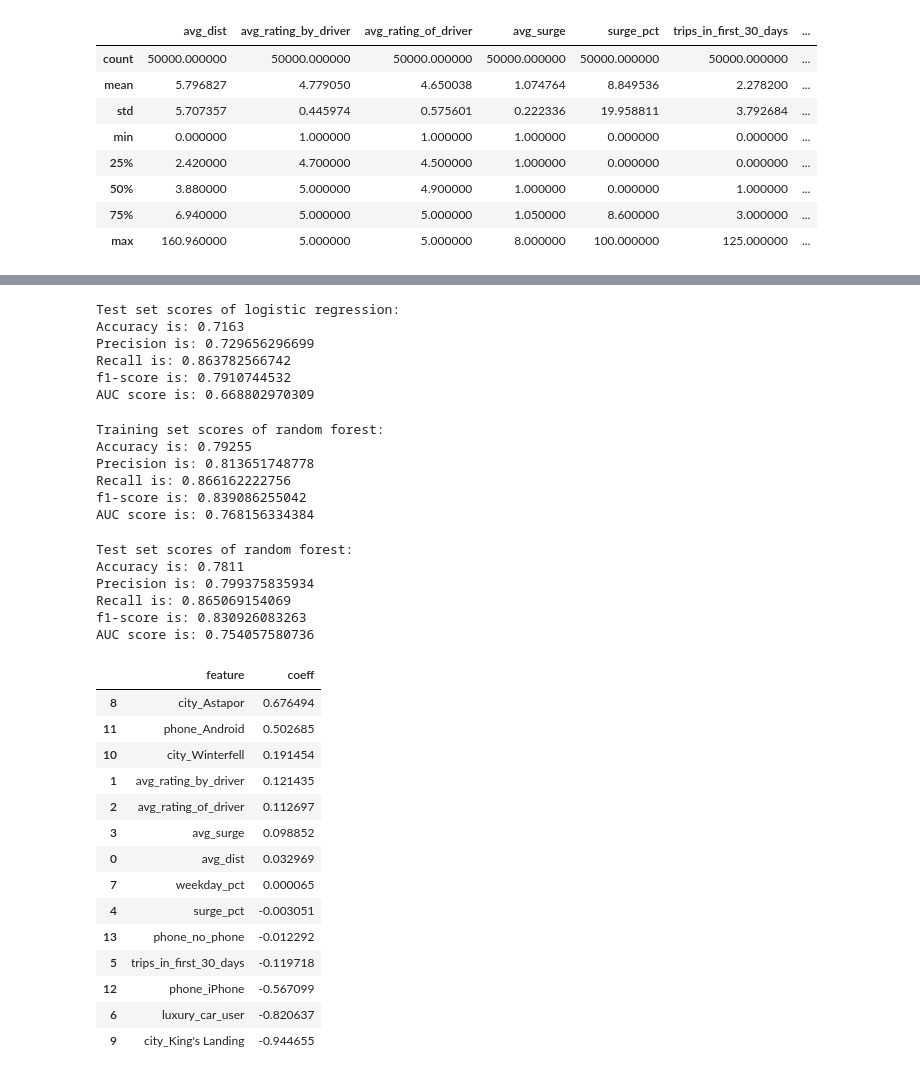
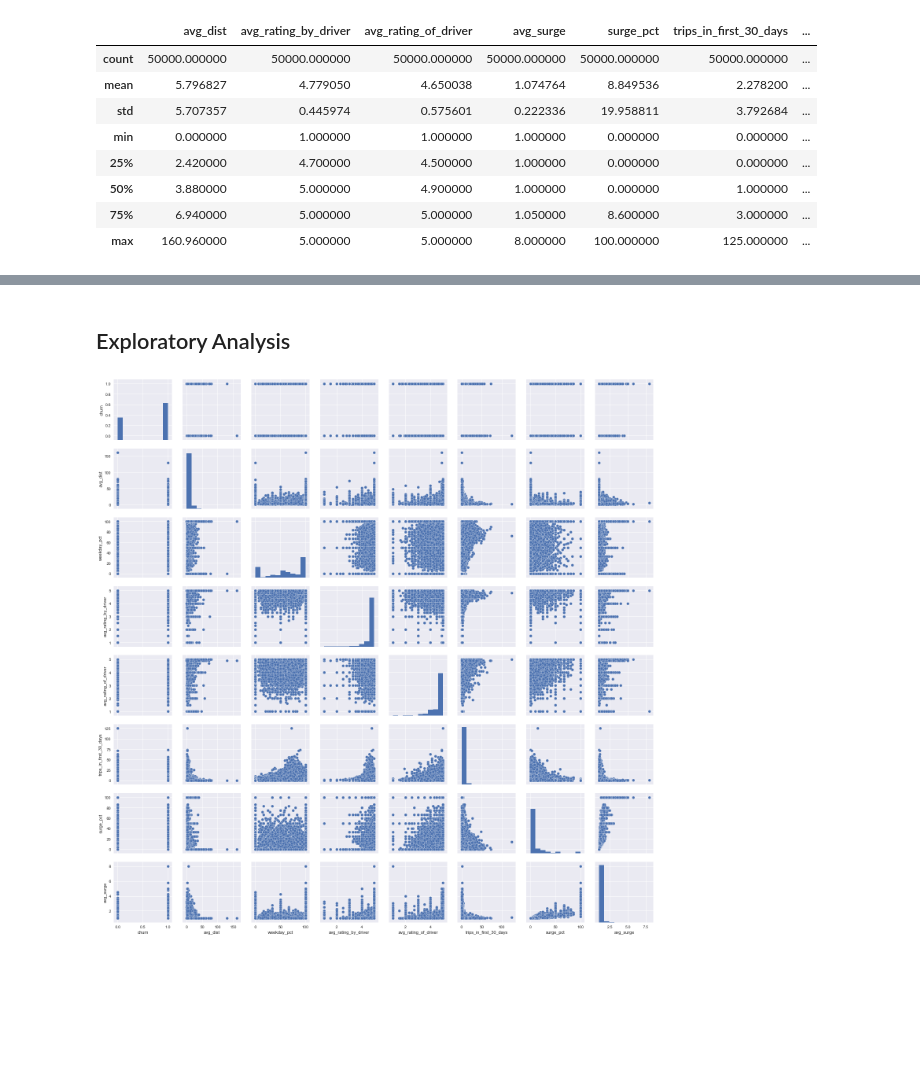
Before and after one commit to ztqsteve/Uber-Rider-Churn-Analysis, a Jupyter notebook: Modeling.ipynb, the cells around one changed output, grey strips where cells are left out. Drawn from its saved outputs; the diff is of its cells as text; code cells hidden in the pictures; blank space fills up the shorter version.

```diff
--- a/Modeling.ipynb
+++ b/Modeling.ipynb
@@ -3,8 +4,10 @@
 # %%
-import numpy as np
 import pandas as pd
 import matplotlib.pyplot as plt
-% matplotlib inline
-plt.style.use('ggplot')
+import seaborn as sns
+import numpy as np
+import scipy.stats as stats
+
+%matplotlib inline
 # %%
-df = pd.read_csv('data/churn.csv')
+df = pd.read_csv('churn.csv')
@@ -110,50 +39,11 @@ AUC score is: 0.673361043939
-# %%
-print("Test set scores of logistic regression:")
-print_results(y_test, y_test_pred_lr)
-# %% [output]
-Test set scores of logistic regression:
-Accuracy is: 0.7163
-Precision is: 0.729656296699
-Recall is: 0.863782566742
-f1-score is: 0.7910744532
-AUC score is: 0.668802970309
-# %%
-print("Training set scores of random forest:")
-print_results(y_train, y_train_pred_rf)
-# %% [output]
-Training set scores of random forest:
-Accuracy is: 0.79255
-Precision is: 0.813651748778
-Recall is: 0.866162222756
-f1-score is: 0.839086255042
-AUC score is: 0.768156334384
-# %%
-print("Test set scores of random forest:")
-print_results(y_test, y_test_pred_rf)
-# %% [output]
-Test set scores of random forest:
-Accuracy is: 0.7811
-Precision is: 0.799375835934
-Recall is: 0.865069154069
-f1-score is: 0.830926083263
-AUC score is: 0.754057580736
-# %%
-df_coeffs = pd.DataFrame(list(zip(selected_features, lr.coef_.flatten()))).sort_values(by=[1], ascending=False)
-df_coeffs.columns = ['feature', 'coeff']
-df_coeffs
-# %% [output]
-|  | feature | coeff |
-| 8 | city_Astapor | 0.676494 |
-| 11 | phone_Android | 0.502685 |
-| 10 | city_Winterfell | 0.191454 |
-| 1 | avg_rating_by_driver | 0.121435 |
-| 2 | avg_rating_of_driver | 0.112697 |
-| 3 | avg_surge | 0.098852 |
-| 0 | avg_dist | 0.032969 |
-| 7 | weekday_pct | 0.000065 |
-| 4 | surge_pct | -0.003051 |
-| 13 | phone_no_phone | -0.012292 |
-| 5 | trips_in_first_30_days | -0.119718 |
-| 12 | phone_iPhone | -0.567099 |
-| 6 | luxury_car_user | -0.820637 |
-| 9 | city_King's Landing | -0.944655 |
+# %% [markdown]
+## Exploratory Analysis
+# %%
+sns.set()
+cols = ['churn', 'avg_dist', 'weekday_pct', 'avg_rating_by_driver', 'avg_rating_of_driver', 'trips_in_first_30_days',
+       'surge_pct','avg_surge']
+sns.pairplot(df[cols], size = 2.5)
+plt.savefig('scatter_matrix')
+plt.show()
+# %% [output]
+[figure, added]
```
Also changed, not shown: parts of 130 cells of this notebook.
